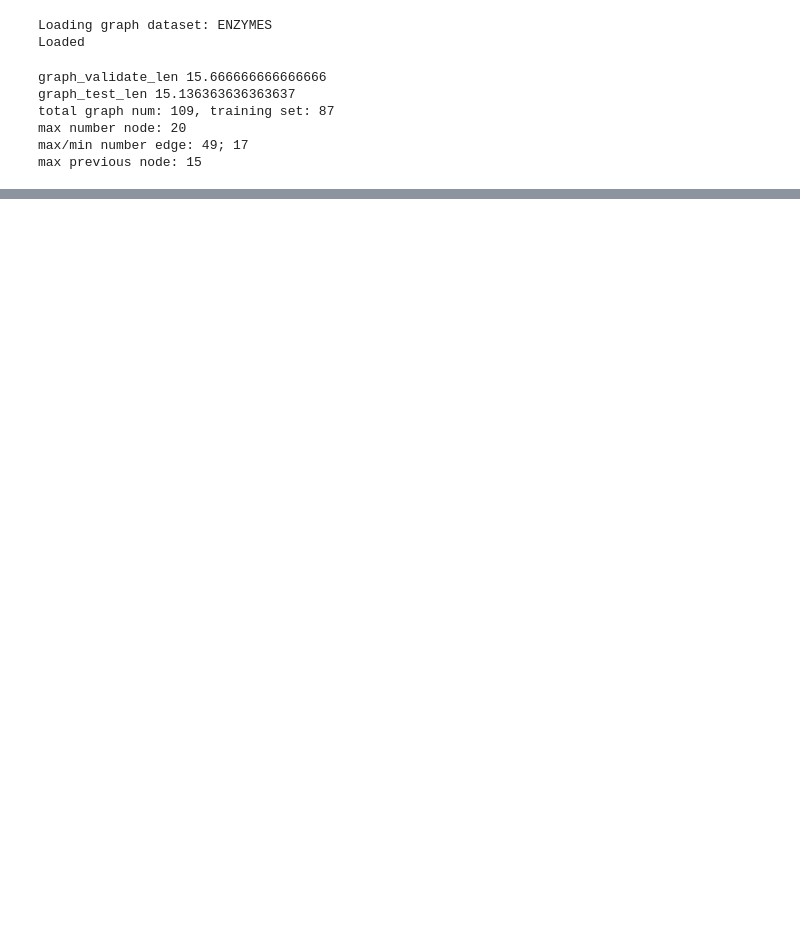
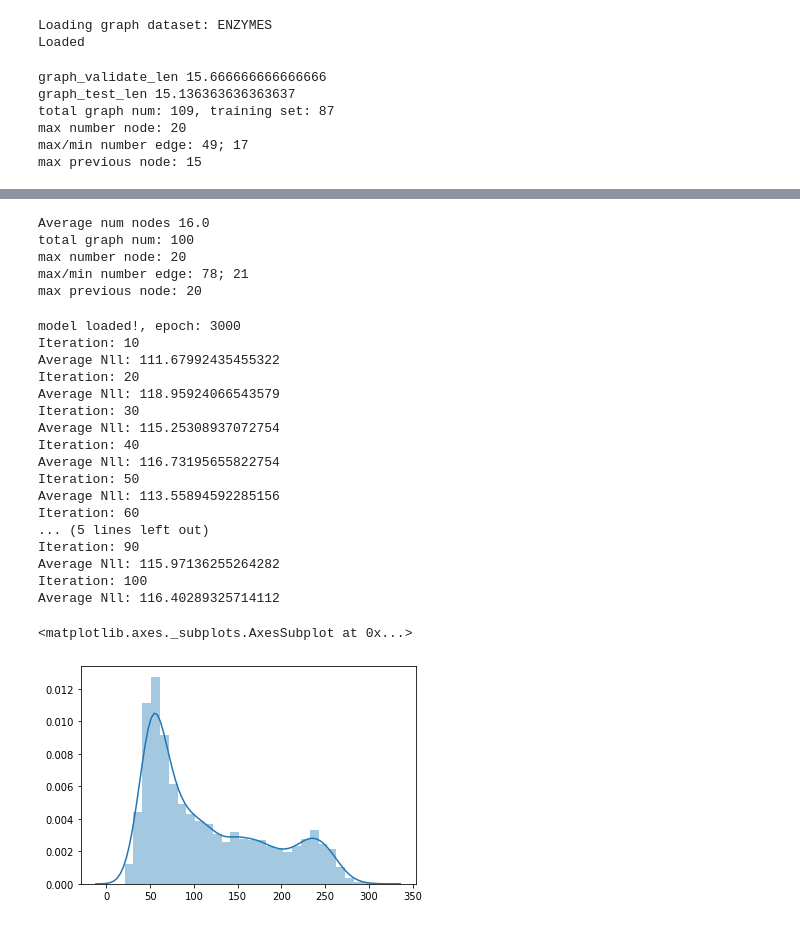
Before and after one commit to JiaxuanYou/graph-generation, a Jupyter notebook: Anomaly-Detection.ipynb, the cells around one changed output, grey strips where cells are left out. Cells and saved outputs as stored; diff of their text form; code cells hidden in the pictures; blank space fills up the shorter version.

```diff
--- a/Anomaly-Detection.ipynb
+++ b/Anomaly-Detection.ipynb
@@ -169,0 +265,70 @@ model loaded!, epoch: 3000
+# %%
+# Now let's try using a different dataset on the same GraphRNN
+# trained on the enzyemes small dataset. By plotting the distribution
+# over the nlls of this test set from a different family, hopefully
+# we can see the success of the generative model
+args_caveman = Args()
+args_caveman.change_dataset("caveman_small")
+# %%
+# Load the graph data - Consider using presaved datasets! with graph load list
+graphs_caveman = create_graphs.create(args_caveman)
+
+# We don't need to split the dataset. We just want to test it
+random.seed(123)
+shuffle(graphs_caveman)
+graphs_len = len(graphs_caveman)
+
+# Display some graph stats
+graph_node_avg = 0
+for graph in graphs_caveman:
+    graph_node_avg += graph.number_of_nodes()
+graph_node_avg /= graphs_len
+print('Average num nodes', graph_node_avg)
+
+args_caveman.max_num_node = max([graphs_caveman[i].number_of_nodes() for i in range(graphs_len)])
+max_num_edge = max([graphs_caveman[i].number_of_edges() for i in range(graphs_len)])
+min_num_edge = min([graphs_caveman[i].number_of_edges() for i in range(graphs_len)])
+
+# show graphs statistics
+print('total graph num: {}'.format(graphs_len))
+print('max number node: {}'.format(args_caveman.max_num_node))
+print('max/min number edge: {}; {}'.format(max_num_edge,min_num_edge))
+print('max previous node: {}'.format(args_caveman.max_prev_node))
+# %% [output]
+Average num nodes 16.0
+total graph num: 100
+max number node: 20
+max/min number edge: 78; 21
+max previous node: 20
+# %%
+# Create dataset and dataloader object for the out of distribution ladder dataset
+# Note that instead of passing in args.max_prev_node, we pass in the saved max_prev_node
+# saved specifically for the enzyme dataset - hack to allow for GraphRNN to work on any dataset
+caveman_dataset = Graph_sequence_sampler_pytorch_rand(graphs_caveman,max_prev_node=max_prev_node,max_num_node=args_caveman.max_num_node)
+caveman_loader = torch.utils.data.DataLoader(caveman_dataset, batch_size=1, num_workers=args_caveman.num_workers)
+# %%
+# Let's see how the nlls of the caveman graphs compare to
+# the trained on enzymes
+nlls = calc_nll(args_caveman, caveman_loader, rnn, output, train_dataset="enzymes_small")
+plt.figure()
+sns.distplot(nlls, kde=True)
+# %% [output]
+model loaded!, epoch: 3000
+Iteration: 10
+Average Nll: 111.67992435455322
+Iteration: 20
+Average Nll: 118.95924066543579
+Iteration: 30
+Average Nll: 115.25308937072754
+Iteration: 40
+Average Nll: 116.73195655822754
+Iteration: 50
+Average Nll: 113.55894592285156
+Iteration: 60
+... (5 lines left out)
+Iteration: 90
+Average Nll: 115.97136255264282
+Iteration: 100
+Average Nll: 116.40289325714112
+<matplotlib.axes._subplots.AxesSubplot at 0x...>
+[figure, added]
```
Also changed, not shown: parts of 10 cells of this notebook, 3 other files.
